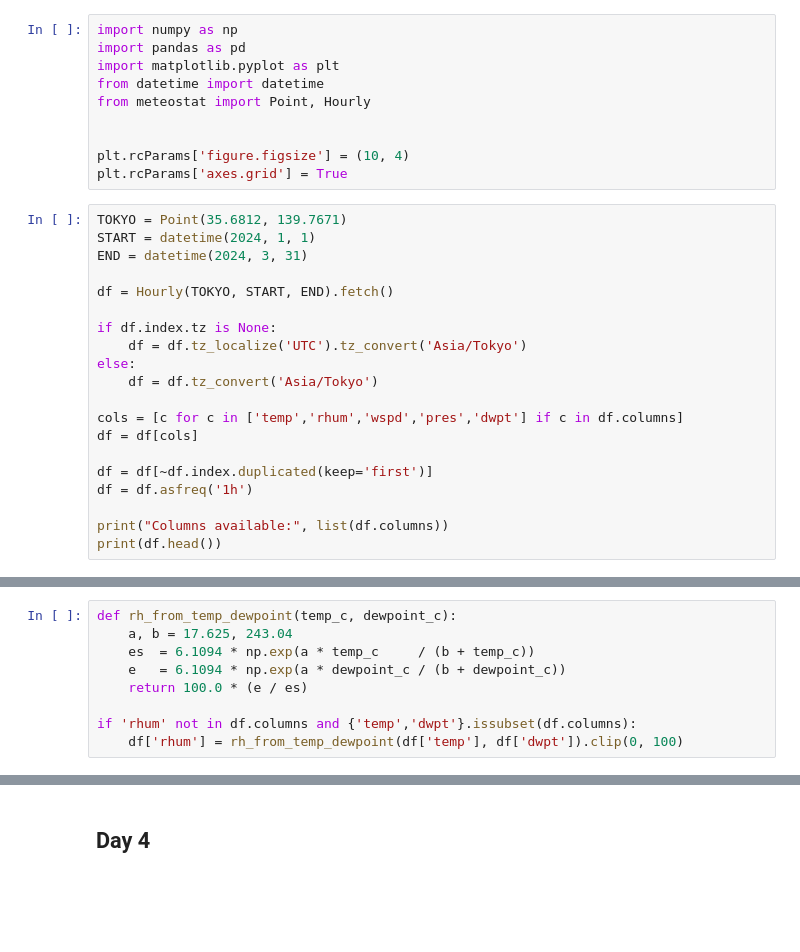
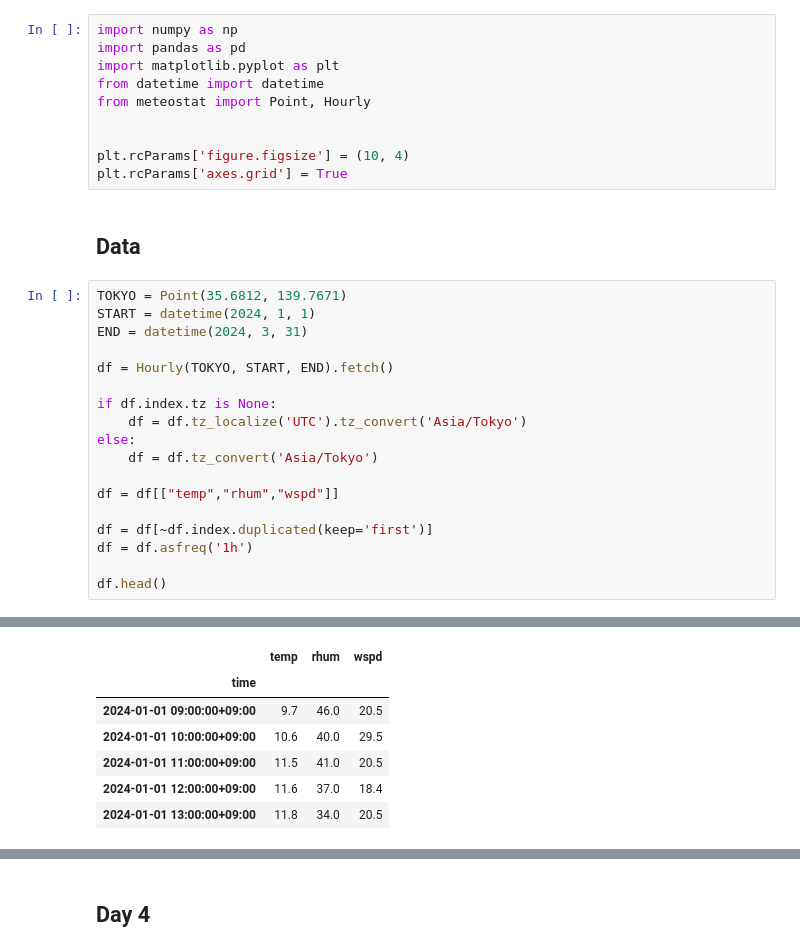
Before and after one commit to infamousperi/GBSV_MC, a Jupyter notebook: MC1/Correlation.ipynb, the cells around one changed output, grey strips where cells are left out. Drawn from its saved outputs; the diff is of its cells as text; blank space fills up the shorter version.

```diff
--- a/MC1/Correlation.ipynb
+++ b/MC1/Correlation.ipynb
@@ -10,6 +18,8 @@ from meteostat import Point, Hourly
 
 plt.rcParams['figure.figsize'] = (10, 4)
 plt.rcParams['axes.grid'] = True
+# %% [markdown]
+## Data
 # %%
 TOKYO = Point(35.6812, 139.7671)
 START = datetime(2024, 1, 1)
@@ -22,12 +32,10 @@ if df.index.tz is None:
 else:
     df = df.tz_convert('Asia/Tokyo')
 
-cols = [c for c in ['temp','rhum','wspd','pres','dwpt'] if c in df.columns]
-df = df[cols]
+df = df[["temp","rhum","wspd"]]
 
 df = df[~df.index.duplicated(keep='first')]
 df = df.asfreq('1h')
 
-print("Columns available:", list(df.columns))
-print(df.head())
+df.head()
 # %% [output]
@@ -42,9 +42,7 @@ time
+|  | temp | rhum | wspd |
+| time |  |  |  |
+| 2024-01-01 09:00:00+09:00 | 9.7 | 46.0 | 20.5 |
+| 2024-01-01 10:00:00+09:00 | 10.6 | 40.0 | 29.5 |
+| 2024-01-01 11:00:00+09:00 | 11.5 | 41.0 | 20.5 |
+| 2024-01-01 12:00:00+09:00 | 11.6 | 37.0 | 18.4 |
+| 2024-01-01 13:00:00+09:00 | 11.8 | 34.0 | 20.5 |
-# %%
-def rh_from_temp_dewpoint(temp_c, dewpoint_c):
-    a, b = 17.625, 243.04
-    es  = 6.1094 * np.exp(a * temp_c     / (b + temp_c))
-    e   = 6.1094 * np.exp(a * dewpoint_c / (b + dewpoint_c))
-    return 100.0 * (e / es)
-
-if 'rhum' not in df.columns and {'temp','dwpt'}.issubset(df.columns):
-    df['rhum'] = rh_from_temp_dewpoint(df['temp'], df['dwpt']).clip(0, 100)
```
Also changed, not shown: parts of 20 cells of this notebook.
